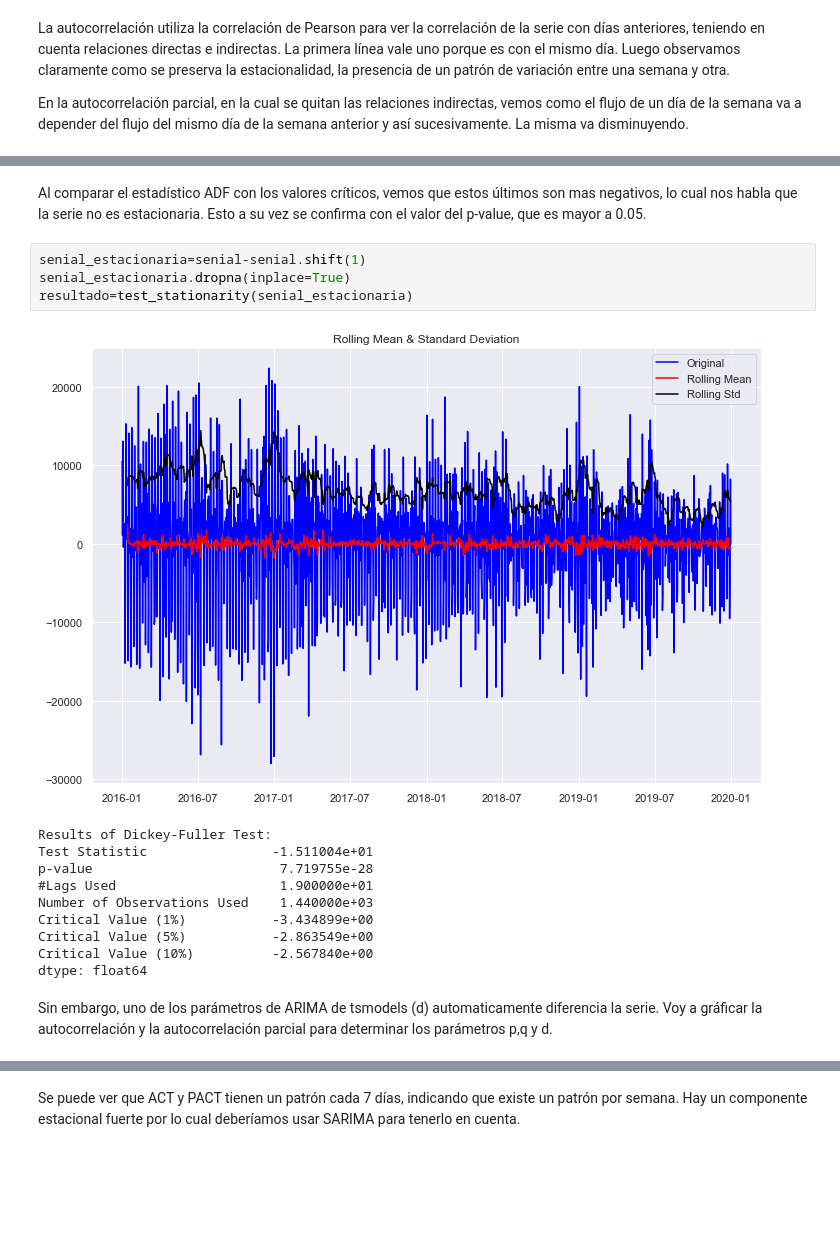
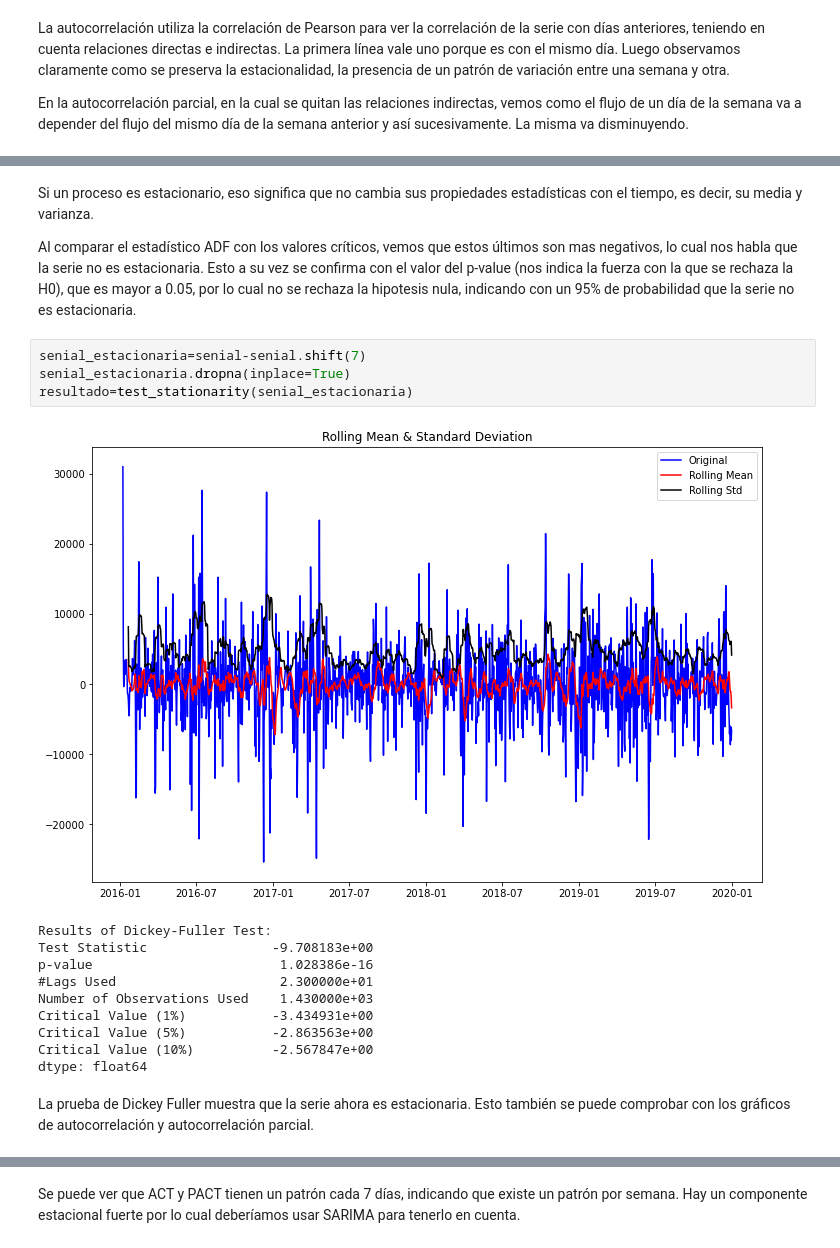
Before and after one commit to estebanarr/proyecto04, a Jupyter notebook: proyecto_04.ipynb, the cells around one changed output, grey strips where cells are left out. Cells and saved outputs as stored; diff of their text form; blank space fills up the shorter version.

```diff
--- a/proyecto_04.ipynb
+++ b/proyecto_04.ipynb
@@ -682,24 +659,26 @@ Critical Value (5%)              -2.863549
 Critical Value (10%)             -2.567840
 dtype: float64
 # %% [markdown]
-Al comparar el estadístico ADF con los valores críticos, vemos que estos últimos son mas negativos, lo cual nos habla que la serie no es estacionaria. Esto a su vez se confirma con el valor del p-value, que es mayor a 0.05.
+Si un proceso es estacionario, eso significa que no cambia sus propiedades estadísticas con el tiempo, es decir, su media y varianza.
+
+Al comparar el estadístico ADF con los valores críticos, vemos que estos últimos son mas negativos, lo cual nos habla que la serie no es estacionaria. Esto a su vez se confirma con el valor del p-value (nos indica la fuerza con la que se rechaza la H0), que es mayor a 0.05, por lo cual no se rechaza la hipotesis nula, indicando con un 95% de probabilidad que la serie no es estacionaria.
 # %%
-senial_estacionaria=senial-senial.shift(1)
+senial_estacionaria=senial-senial.shift(7)
 senial_estacionaria.dropna(inplace=True)
 resultado=test_stationarity(senial_estacionaria)
 # %% [output]
-[figure, old version]
+[figure, new version]
 Results of Dickey-Fuller Test:
-Test Statistic                -1.511004e+01
-p-value                        7.719755e-28
-#Lags Used                     1.900000e+01
-Number of Observations Used    1.440000e+03
-Critical Value (1%)           -3.434899e+00
-Critical Value (5%)           -2.863549e+00
-Critical Value (10%)          -2.567840e+00
+Test Statistic                -9.708183e+00
+p-value                        1.028386e-16
+#Lags Used                     2.300000e+01
+Number of Observations Used    1.430000e+03
+Critical Value (1%)           -3.434931e+00
+Critical Value (5%)           -2.863563e+00
+Critical Value (10%)          -2.567847e+00
 dtype: float64
-# %% [markdown]
-Sin embargo, uno de los parámetros de ARIMA de tsmodels (d) automaticamente diferencia la serie. Voy a gráficar la autocorrelación y la autocorrelación parcial para determinar los parámetros p,q y d.
+# %% [markdown]
+La prueba de Dickey Fuller muestra que la serie ahora es estacionaria. Esto también se puede comprobar con los gráficos de autocorrelación y autocorrelación parcial.
 # %%
 from statsmodels.graphics.tsaplots import plot_acf, plot_pacf
 
```
Also changed, not shown: parts of 86 cells of this notebook.
